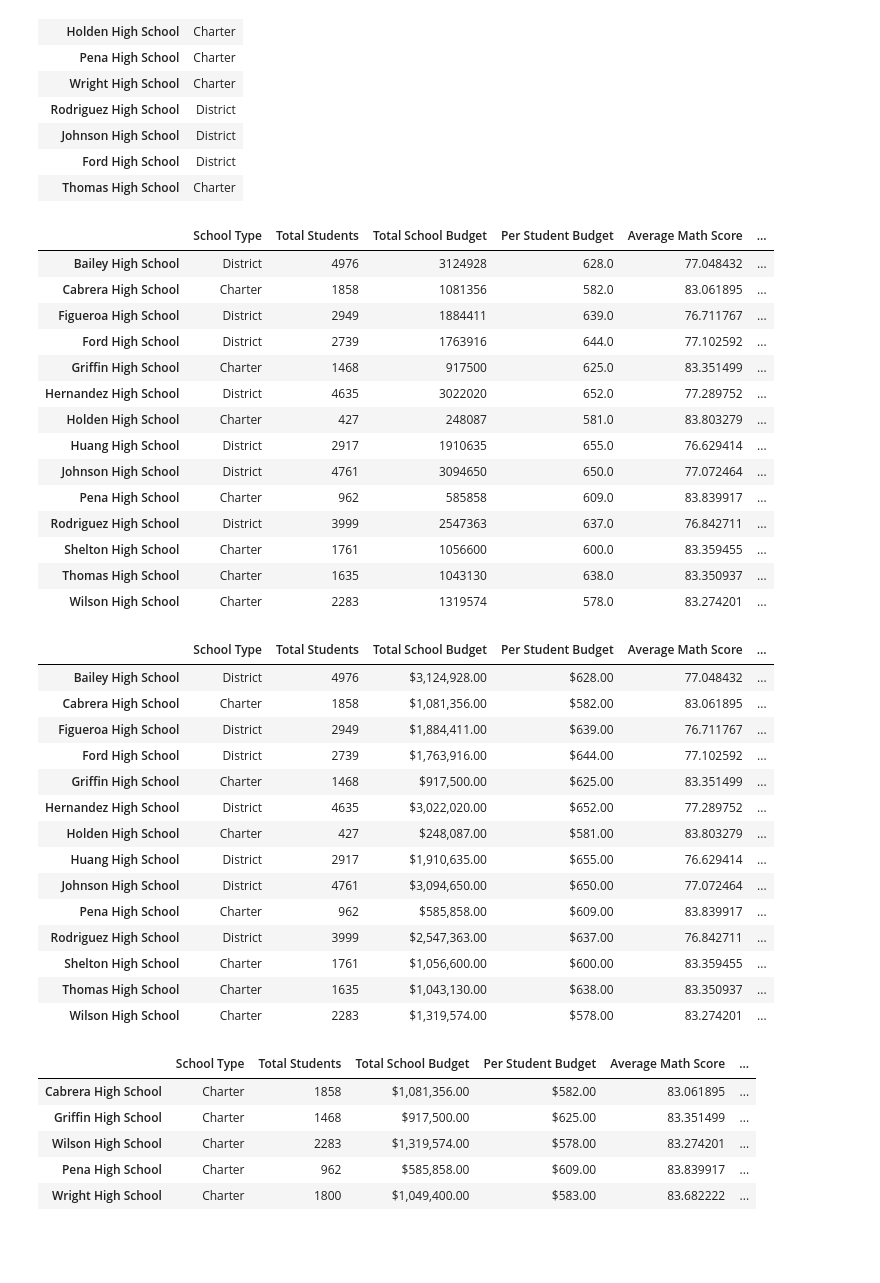
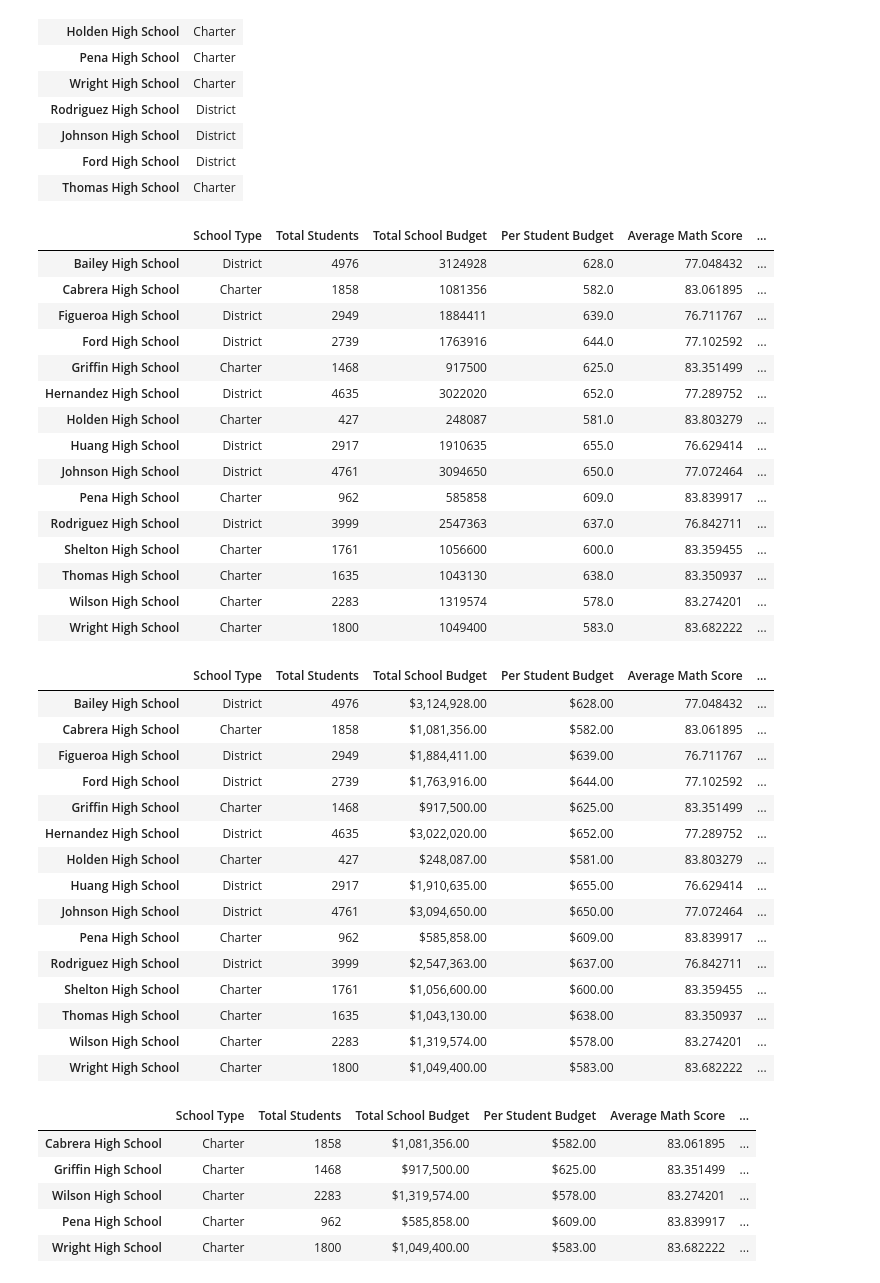
Before and after one commit to tarajarell/School_District_Analysis, a Jupyter notebook: PyCitySchools_Challenge.ipynb, the cells around one changed output. Drawn from its saved outputs; the diff is of its cells as text; code cells hidden in the pictures; blank space fills up the shorter version.

```diff
--- a/PyCitySchools_Challenge.ipynb
+++ b/PyCitySchools_Challenge.ipynb
@@ -233,33 +233,34 @@ per_overall_passing_percentage = per_passing_math_reading / per_school_counts *
 # %%
 # Adding a list of values with keys to create a new DataFrame.
 
 per_school_summary_df = pd.DataFrame({
              "School Type": per_school_types,
              "Total Students": per_school_counts,
              "Total School Budget": per_school_budget,
              "Per Student Budget": per_school_capita,
              "Average Math Score": per_school_math,
            "Average Reading Score": per_school_reading,
            "% Passing Math": per_school_passing_math,
            "% Passing Reading": per_school_passing_reading,
            "% Overall Passing": per_overall_passing_percentage})
-per_school_summary_df.head(14)
+per_school_summary_df.head(15)
 # %% [output]
 |  | School Type | Total Students | Total School Budget | Per Student Budget | Average Math Score | ... |
 | Bailey High School | District | 4976 | 3124928 | 628.0 | 77.048432 | ... |
 | Cabrera High School | Charter | 1858 | 1081356 | 582.0 | 83.061895 | ... |
 | Figueroa High School | District | 2949 | 1884411 | 639.0 | 76.711767 | ... |
 | Ford High School | District | 2739 | 1763916 | 644.0 | 77.102592 | ... |
 | Griffin High School | Charter | 1468 | 917500 | 625.0 | 83.351499 | ... |
 | Hernandez High School | District | 4635 | 3022020 | 652.0 | 77.289752 | ... |
 | Holden High School | Charter | 427 | 248087 | 581.0 | 83.803279 | ... |
 | Huang High School | District | 2917 | 1910635 | 655.0 | 76.629414 | ... |
 | Johnson High School | District | 4761 | 3094650 | 650.0 | 77.072464 | ... |
 | Pena High School | Charter | 962 | 585858 | 609.0 | 83.839917 | ... |
 | Rodriguez High School | District | 3999 | 2547363 | 637.0 | 76.842711 | ... |
 | Shelton High School | Charter | 1761 | 1056600 | 600.0 | 83.359455 | ... |
 | Thomas High School | Charter | 1635 | 1043130 | 638.0 | 83.350937 | ... |
 | Wilson High School | Charter | 2283 | 1319574 | 578.0 | 83.274201 | ... |
+| Wright High School | Charter | 1800 | 1049400 | 583.0 | 83.682222 | ... |
 # %%
 # Format the Total School Budget and the Per Student Budget columns.
 per_school_summary_df["Total School Budget"] = per_school_summary_df["Total School Budget"].map("${:,.2f}".format)
@@ -272,7 +273,7 @@ new_column_order = ["School Type", "Total Students", "Total School Budget", "Per
 # Assign district summary df the new column order.
 per_school_summary_df = per_school_summary_df[new_column_order]
 
-per_school_summary_df.head(14)
+per_school_summary_df.head(15)
 # %% [output]
 |  | School Type | Total Students | Total School Budget | Per Student Budget | Average Math Score | ... |
 | Bailey High School | District | 4976 | $3,124,928.00 | $628.00 | 77.048432 | ... |
@@ -289,6 +290,7 @@ per_school_summary_df.head(14)
 | Shelton High School | Charter | 1761 | $1,056,600.00 | $600.00 | 83.359455 | ... |
 | Thomas High School | Charter | 1635 | $1,043,130.00 | $638.00 | 83.350937 | ... |
 | Wilson High School | Charter | 2283 | $1,319,574.00 | $578.00 | 83.274201 | ... |
+| Wright High School | Charter | 1800 | $1,049,400.00 | $583.00 | 83.682222 | ... |
 # %%
 # Sort and show top five schools.
 top_schools = per_school_summary_df.sort_values(["% Overall Passing"], ascending=False)
```
Also changed, not shown: parts of 2 cells of this notebook, 3 other files.
